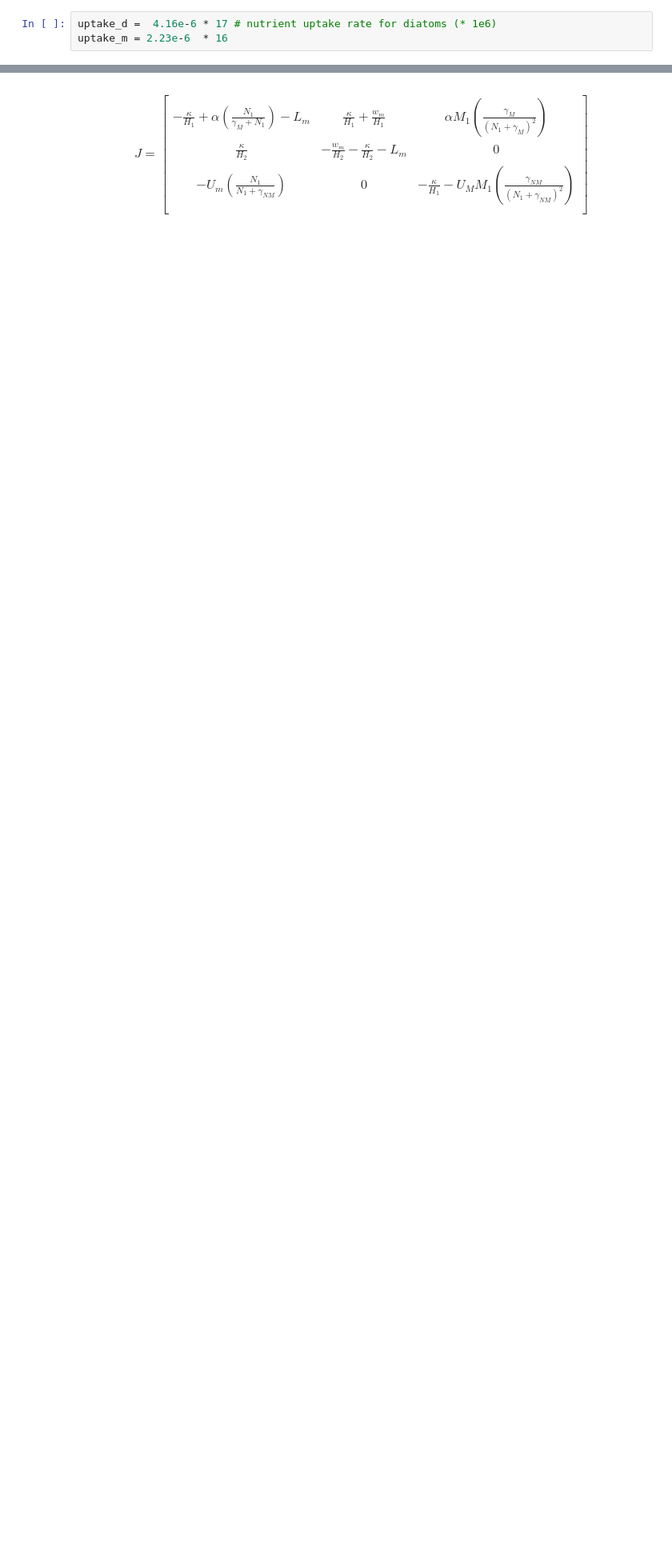
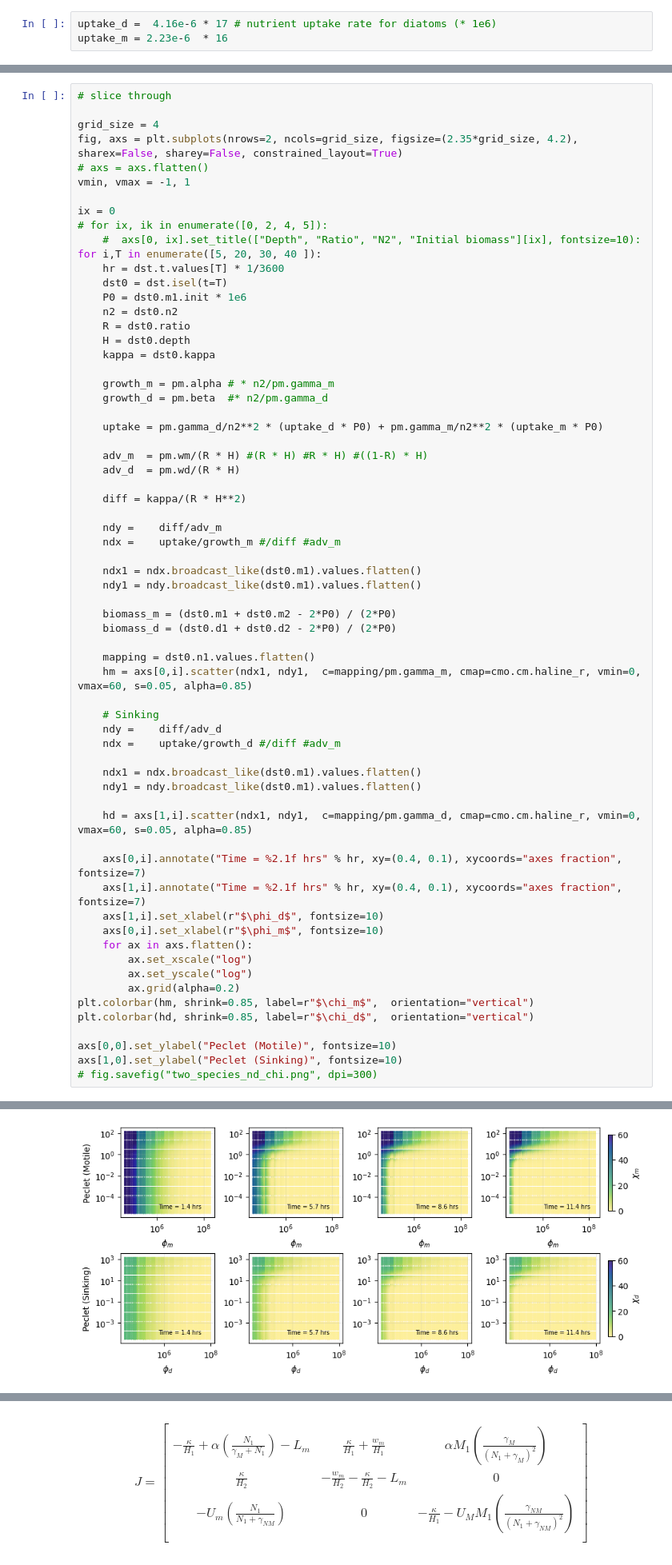
Before and after one commit to sienna-white/box_model, a Jupyter notebook: two_species.ipynb, the cells around one changed output, grey strips where cells are left out. Shown at 80% size. Drawn from its saved outputs; the diff is of its cells as text; blank space fills up the shorter version.

```diff
--- a/two_species.ipynb
+++ b/two_species.ipynb
@@ -137,0 +137,66 @@ AssertionError:
+# %%
+# slice through
+
+grid_size = 4
+fig, axs = plt.subplots(nrows=2, ncols=grid_size, figsize=(2.35*grid_size, 4.2), sharex=False, sharey=False, constrained_layout=True)
+# axs = axs.flatten()
+vmin, vmax = -1, 1
+
+ix = 0
+# for ix, ik in enumerate([0, 2, 4, 5]):
+    #  axs[0, ix].set_title(["Depth", "Ratio", "N2", "Initial biomass"][ix], fontsize=10):
+for i,T in enumerate([5, 20, 30, 40 ]):
+    hr = dst.t.values[T] * 1/3600
+    dst0 = dst.isel(t=T)
+    P0 = dst0.m1.init * 1e6
+    n2 = dst0.n2
+    R = dst0.ratio
+    H = dst0.depth
+    kappa = dst0.kappa
+
+    growth_m = pm.alpha # * n2/pm.gamma_m
+    growth_d = pm.beta  #* n2/pm.gamma_d
+
+    uptake = pm.gamma_d/n2**2 * (uptake_d * P0) + pm.gamma_m/n2**2 * (uptake_m * P0)
+
+    adv_m  = pm.wm/(R * H) #(R * H) #R * H) #((1-R) * H)
+    adv_d  = pm.wd/(R * H)
+
+    diff = kappa/(R * H**2)
+
+    ndy =    diff/adv_m
+    ndx =    uptake/growth_m #/diff #adv_m
+
+    ndx1 = ndx.broadcast_like(dst0.m1).values.flatten()
+    ndy1 = ndy.broadcast_like(dst0.m1).values.flatten()
+
+    biomass_m = (dst0.m1 + dst0.m2 - 2*P0) / (2*P0)
+    biomass_d = (dst0.d1 + dst0.d2 - 2*P0) / (2*P0)
+
+    mapping = dst0.n1.values.flatten()
+    hm = axs[0,i].scatter(ndx1, ndy1,  c=mapping/pm.gamma_m, cmap=cmo.cm.haline_r, vmin=0, vmax=60, s=0.05, alpha=0.85)
+
+    # Sinking
+    ndy =    diff/adv_d
+    ndx =    uptake/growth_d #/diff #adv_m
+
+    ndx1 = ndx.broadcast_like(dst0.m1).values.flatten()
+    ndy1 = ndy.broadcast_like(dst0.m1).values.flatten()
+
+    hd = axs[1,i].scatter(ndx1, ndy1,  c=mapping/pm.gamma_d, cmap=cmo.cm.haline_r, vmin=0, vmax=60, s=0.05, alpha=0.85)
+
+    axs[0,i].annotate("Time = %2.1f hrs" % hr, xy=(0.4, 0.1), xycoords="axes fraction", fontsize=7)
+    axs[1,i].annotate("Time = %2.1f hrs" % hr, xy=(0.4, 0.1), xycoords="axes fraction", fontsize=7)
+    axs[1,i].set_xlabel(r"$\phi_d$", fontsize=10)
+    axs[0,i].set_xlabel(r"$\phi_m$", fontsize=10)
+    for ax in axs.flatten():
+        ax.set_xscale("log")
+        ax.set_yscale("log")
+        ax.grid(alpha=0.2)
+plt.colorbar(hm, shrink=0.85, label=r"$\chi_m$",  orientation="vertical")
+plt.colorbar(hd, shrink=0.85, label=r"$\chi_d$",  orientation="vertical")
+
+axs[0,0].set_ylabel("Peclet (Motile)", fontsize=10)
+axs[1,0].set_ylabel("Peclet (Sinking)", fontsize=10)
+# fig.savefig("two_species_nd_chi.png", dpi=300)
+# %% [output]
@@ -138,3 +204,4 @@ AssertionError:
+[figure, added]
 # %%
 
 
```
Also changed, not shown: parts of 4 cells of this notebook.
